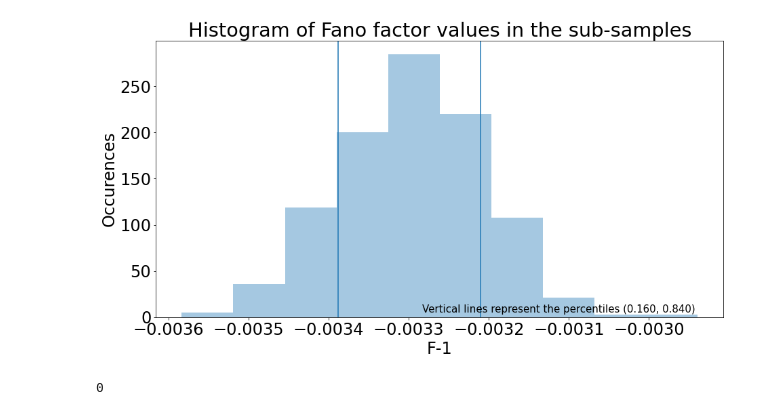
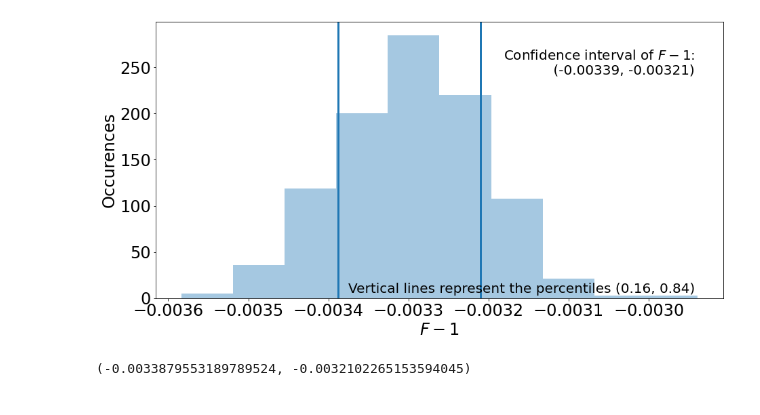
Before and after one commit to IharLobach/ursse, a Jupyter notebook: analyzing_collected_data/shifts/shift_02_28_2020/analyzing_one_file.ipynb, the cells around one changed output. Saved outputs shown, nothing was run; the diff lists cells and outputs as text; code cells hidden in the pictures.

```diff
--- a/analyzing_collected_data/shifts/shift_02_28_2020/analyzing_one_file.ipynb
+++ b/analyzing_collected_data/shifts/shift_02_28_2020/analyzing_one_file.ipynb
@@ -18,4 +18,10 @@ import ursse.path_assistant as path_assistant
 shift_02_28_2020 = path_assistant.PathAssistant('shift_02_28_2020', ignore_files=['background_000.ptu'])
 shift_02_28_2020.show_time_stamp_file_names()
 time_stamp_files_dir = shift_02_28_2020.get_time_stamp_files_dir()
+
+from config_ursse import get_path_from_config
+images_dir = os.path.join(get_path_from_config("URSSE_sync_motion_note_dir"),
+                          "images")
+
+import valstore as vt
 # %% [output]
@@ -265,14 +267,22 @@ fanos = np.array([-0.00358346, -0.00355458, -0.00354791, -0.00354569, -0.0035212
        -0.00309915, -0.0030947 , -0.0030947 , -0.00309026, -0.00308359,
        -0.00308359, -0.00307693, -0.00307693, -0.00307249, -0.00305694,
        -0.00305027, -0.00303028, -0.0030014 , -0.00299473, -0.00293919])
-# %%
-ax = plot_fanos_hist(fanos, report, bins=10, shift_folder_name=shift_02_28_2020.shift_folder_name,
-    time_stamp_file_name=file_name)
-ax.set_title('Histogram of Fano factor values in the sub-samples')
-plt.show()
-# %% [output]
-[figure, removed]
-# %%
-sum(fanos == np.nan)
-# %% [output]
-0
+# %%
+fig, ax = plt.subplots(figsize=(15,7.5))
+plot_fanos_hist(fanos, report, bins=10, shift_folder_name=shift_02_28_2020.shift_folder_name,
+    time_stamp_file_name=file_name, ax=ax)
+ax.set_title('')
+f1, f2 = report['fano_interval']
+ax.text(0.95, 0.8, f'Confidence interval of $F-1$:\n ({f1:.5f}, {f2:.5f})',
+                verticalalignment='bottom', horizontalalignment='right',
+                transform=ax.transAxes, fontsize=20)
+fig.savefig(os.path.join(images_dir,
+                             "fano_values_hist.png"),
+            dpi=300, bbox_inches='tight')
+plt.show()
+# %% [output]
+[figure, added]
+# %%
+report['fano_interval']
+# %% [output]
+(-0.0033879553189789524, -0.0032102265153594045)
```
Also changed, not shown: parts of 7 cells of this notebook, 17 other files.
